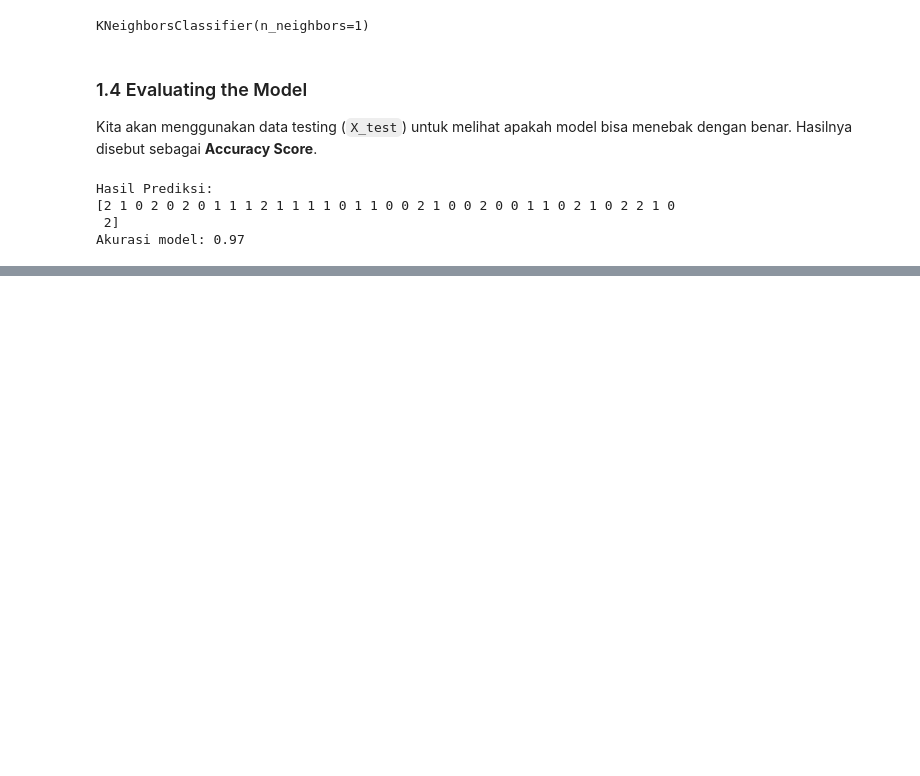
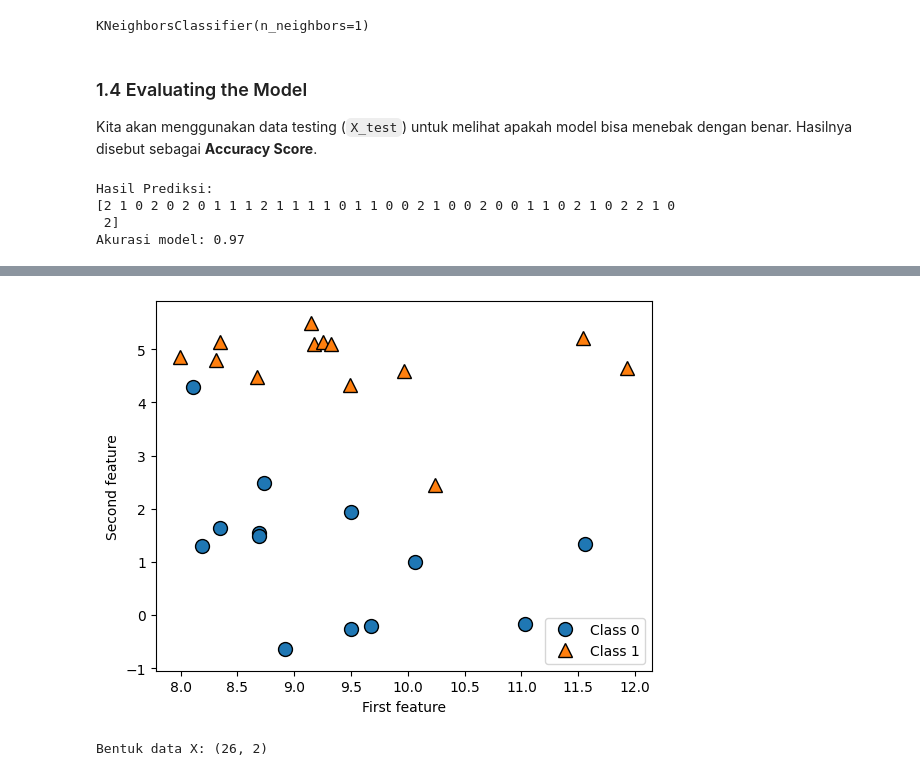
Before and after one commit to Keistkmiya/Introduction-to-Machine-Learning-with-Python, a Jupyter notebook: Chapter_01_Introduction.ipynb, the cells around one changed output, grey strips where cells are left out. Saved outputs shown, nothing was run; the diff lists cells and outputs as text; code cells hidden in the pictures; blank space fills up the shorter version.

```diff
--- a/Chapter_01_Introduction.ipynb
+++ b/Chapter_01_Introduction.ipynb
@@ -83,0 +116,19 @@ Akurasi model: 0.97
+# %%
+import mglearn
+import matplotlib.pyplot as plt
+import numpy as np
+
+# Membuat dataset buatan (Forge Dataset untuk Klasifikasi)
+X, y = mglearn.tools.make_handcrafted_dataset()
+
+# Visualisasi data
+mglearn.discrete_scatter(X[:, 0], X[:, 1], y)
+plt.legend(["Class 0", "Class 1"], loc=4)
+plt.xlabel("First feature")
+plt.ylabel("Second feature")
+plt.show()
+
+print(f"Bentuk data X: {X.shape}")
+# %% [output]
+[figure, added]
+Bentuk data X: (26, 2)
```
Also changed, not shown: parts of 9 cells of this notebook.
